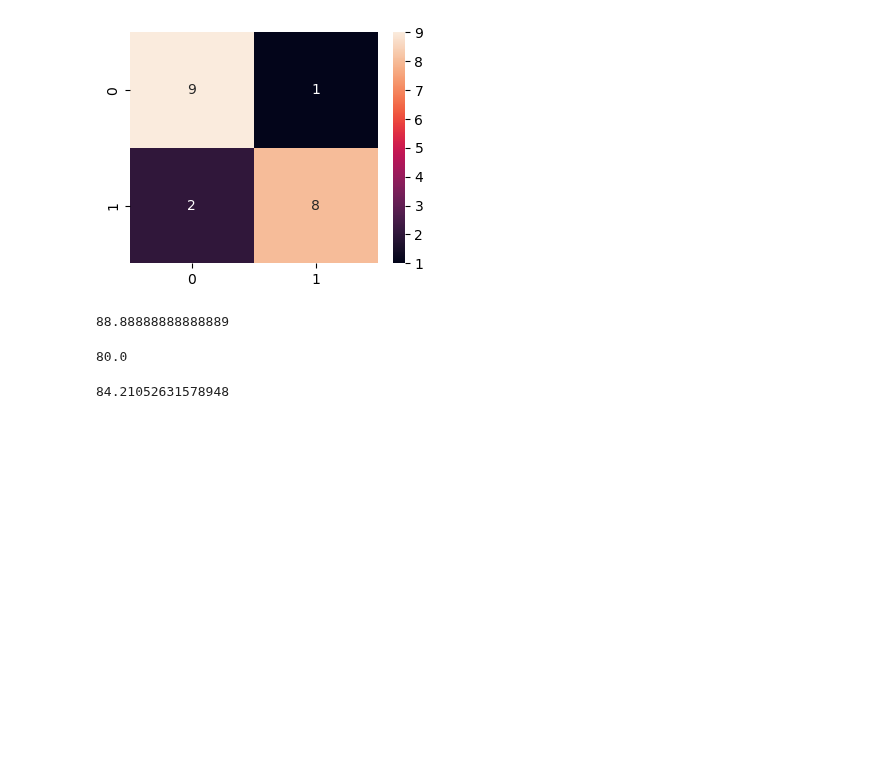
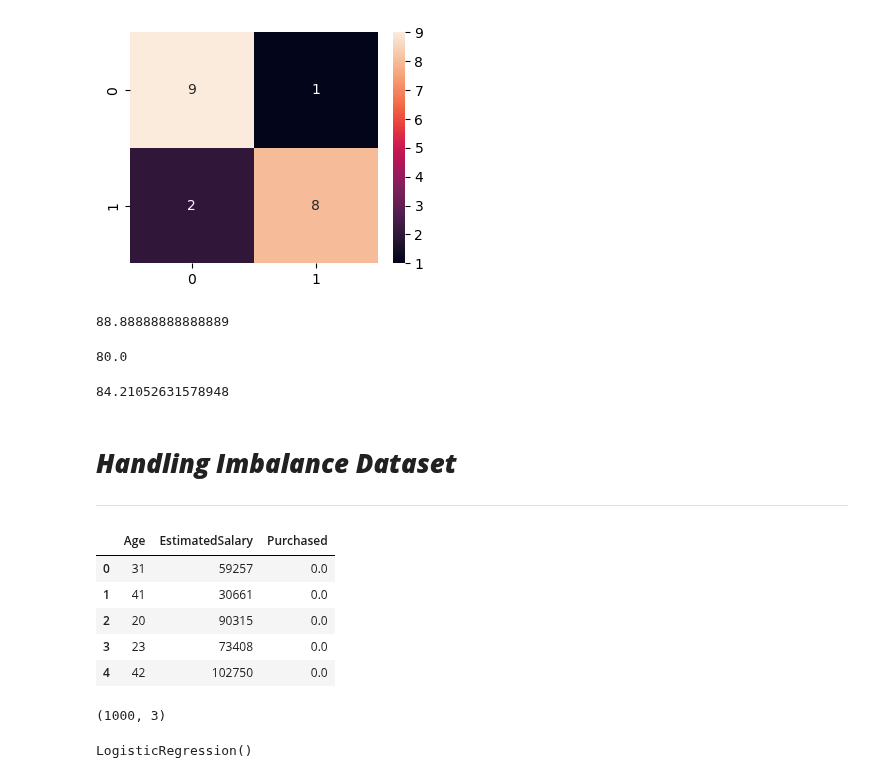
Before and after one commit to deepaknandeshwar17/Machine_Learning_practice, a Jupyter notebook: ml3.ipynb, the cells around one changed output. Cells and saved outputs as stored; diff of their text form; code cells hidden in the pictures; blank space fills up the shorter version.

Commit message:
Updating with Handling imbalance Dataset

```diff
--- a/ml3.ipynb
+++ b/ml3.ipynb
@@ -280,3 +280,6 @@ recall_score(y_test, lr.predict(x_test))*100
 f1_score(y_test, lr.predict(x_test))*100
 # %% [output]
 84.21052631578948
+# %% [markdown]
+# ***Handling Imbalance Dataset***
+---
@@ -282,0 +290,10 @@ f1_score(y_test, lr.predict(x_test))*100
+# %%
+imbalance_data = pd.read_csv("imbalanced_dataset.csv")
+imbalance_data.head()
+# %% [output]
+|  | Age | EstimatedSalary | Purchased |
+| 0 | 31 | 59257 | 0.0 |
+| 1 | 41 | 30661 | 0.0 |
+| 2 | 20 | 90315 | 0.0 |
+| 3 | 23 | 73408 | 0.0 |
+| 4 | 42 | 102750 | 0.0 |
@@ -282,0 +303,4 @@ f1_score(y_test, lr.predict(x_test))*100
+# %%
+imbalance_data.shape
+# %% [output]
+(1000, 3)
@@ -282,0 +313,6 @@ f1_score(y_test, lr.predict(x_test))*100
+# %%
+from sklearn.linear_model import LogisticRegression
+lr = LogisticRegression()
+lr.fit(x_train,y_train)
+# %% [output]
+LogisticRegression()
```
Also changed, not shown: parts of 13 cells of this notebook, 1 other file.
